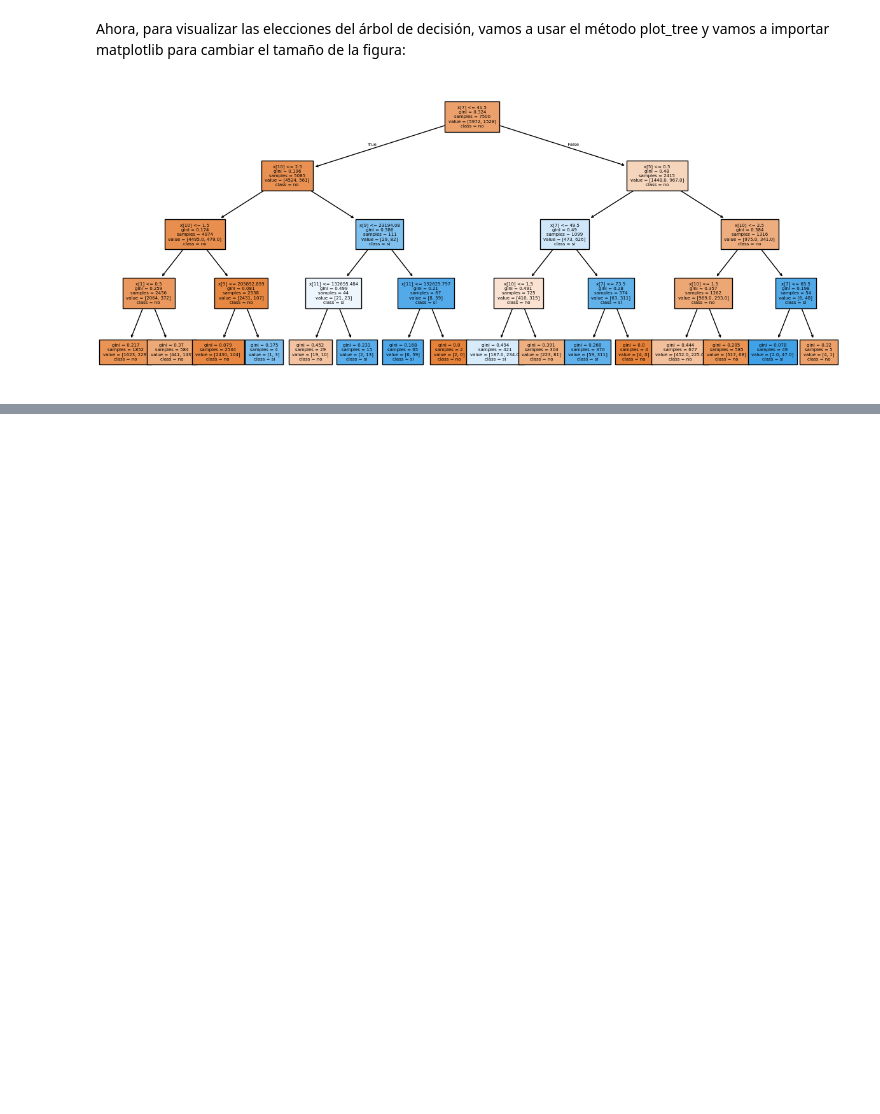
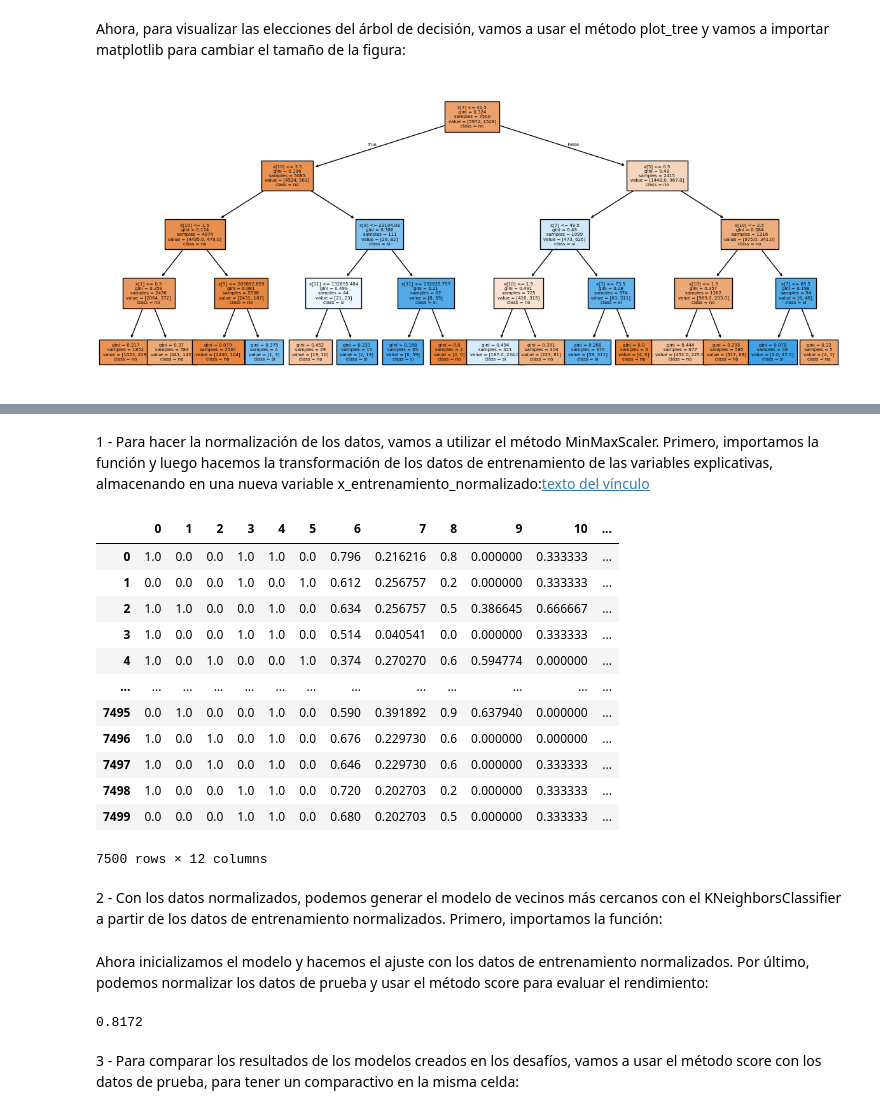
Before and after one commit to AndresCMontejo/clasificaci-ndedatos_conmachinelearning, a Jupyter notebook: Practica_Clasificación.ipynb, the cells around one changed output, grey strips where cells are left out. Drawn from its saved outputs; the diff is of its cells as text; code cells hidden in the pictures; blank space fills up the shorter version.

```diff
--- a/Practica_Clasificación.ipynb
+++ b/Practica_Clasificación.ipynb
@@ -221,0 +245,2 @@ plot_tree(arbol, filled = True, class_names = ['no', 'sí'], fontsize = 5);
+# %% [markdown]
+1 - Para hacer la normalización de los datos, vamos a utilizar el método MinMaxScaler. Primero, importamos la función y luego hacemos la transformación de los datos de entrenamiento de las variables explicativas, almacenando en una nueva variable x_entrenamiento_normalizado:[texto del vínculo](https://)
@@ -221,0 +249,22 @@ plot_tree(arbol, filled = True, class_names = ['no', 'sí'], fontsize = 5);
+# %%
+normalizacion = MinMaxScaler()
+x_train_normalizado = normalizacion.fit_transform(x_train)
+# %%
+#Si queremos visualizar el resultado de la transformación, podemos utilizar el método pd.DataFrame para generar una tabla con los datos:
+pd.DataFrame(x_train_normalizado)
+# %% [output]
+|  | 0 | 1 | 2 | 3 | 4 | 5 | 6 | 7 | 8 | 9 | 10 | ... |
+| 0 | 1.0 | 0.0 | 0.0 | 1.0 | 1.0 | 0.0 | 0.796 | 0.216216 | 0.8 | 0.000000 | 0.333333 | ... |
+| 1 | 0.0 | 0.0 | 0.0 | 1.0 | 0.0 | 1.0 | 0.612 | 0.256757 | 0.2 | 0.000000 | 0.333333 | ... |
+| 2 | 1.0 | 1.0 | 0.0 | 0.0 | 1.0 | 0.0 | 0.634 | 0.256757 | 0.5 | 0.386645 | 0.666667 | ... |
+| 3 | 1.0 | 0.0 | 0.0 | 1.0 | 1.0 | 0.0 | 0.514 | 0.040541 | 0.0 | 0.000000 | 0.333333 | ... |
+| 4 | 1.0 | 0.0 | 1.0 | 0.0 | 0.0 | 1.0 | 0.374 | 0.270270 | 0.6 | 0.594774 | 0.000000 | ... |
+| ... | ... | ... | ... | ... | ... | ... | ... | ... | ... | ... | ... | ... |
+| 7495 | 0.0 | 1.0 | 0.0 | 0.0 | 1.0 | 0.0 | 0.590 | 0.391892 | 0.9 | 0.637940 | 0.000000 | ... |
+| 7496 | 1.0 | 0.0 | 1.0 | 0.0 | 1.0 | 0.0 | 0.676 | 0.229730 | 0.6 | 0.000000 | 0.000000 | ... |
+| 7497 | 1.0 | 0.0 | 1.0 | 0.0 | 1.0 | 0.0 | 0.646 | 0.229730 | 0.6 | 0.000000 | 0.333333 | ... |
+| 7498 | 1.0 | 0.0 | 0.0 | 1.0 | 1.0 | 0.0 | 0.720 | 0.202703 | 0.2 | 0.000000 | 0.333333 | ... |
+| 7499 | 0.0 | 0.0 | 0.0 | 1.0 | 1.0 | 0.0 | 0.680 | 0.202703 | 0.5 | 0.000000 | 0.333333 | ... |
+7500 rows × 12 columns
+# %% [markdown]
+2 - Con los datos normalizados, podemos generar el modelo de vecinos más cercanos con el KNeighborsClassifier a partir de los datos de entrenamiento normalizados. Primero, importamos la función:
@@ -221,0 +273,13 @@ plot_tree(arbol, filled = True, class_names = ['no', 'sí'], fontsize = 5);
+# %% [markdown]
+Ahora inicializamos el modelo y hacemos el ajuste con los datos de entrenamiento normalizados. Por último, podemos normalizar los datos de prueba y usar el método score para evaluar el rendimiento:
+# %%
+knn = KNeighborsClassifier()
+knn.fit(x_train_normalizado, y_train)
+
+x_test_normalizado = normalizacion.transform(x_test)
+
+knn.score(x_test_normalizado, y_test)
+# %% [output]
+0.8172
+# %% [markdown]
+3 - Para comparar los resultados de los modelos creados en los desafíos, vamos a usar el método score con los datos de prueba, para tener un comparactivo en la misma celda:
```
Also changed, not shown: parts of 14 cells of this notebook.
